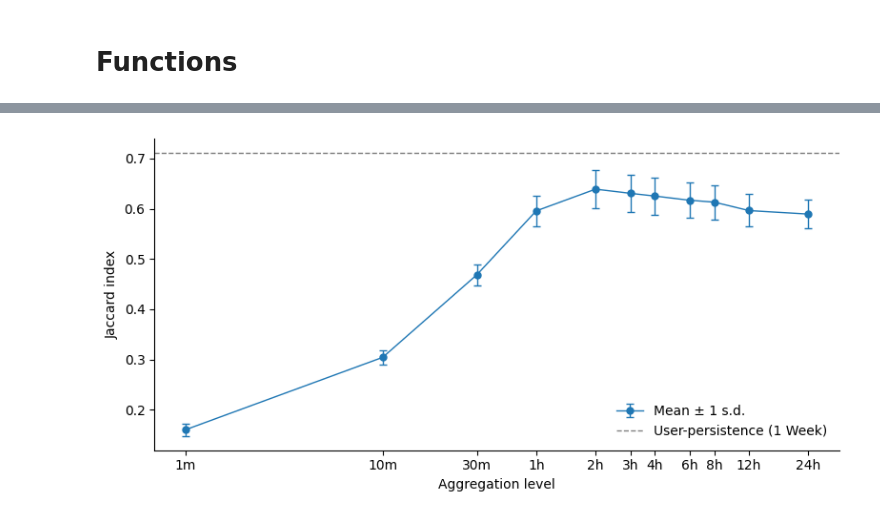
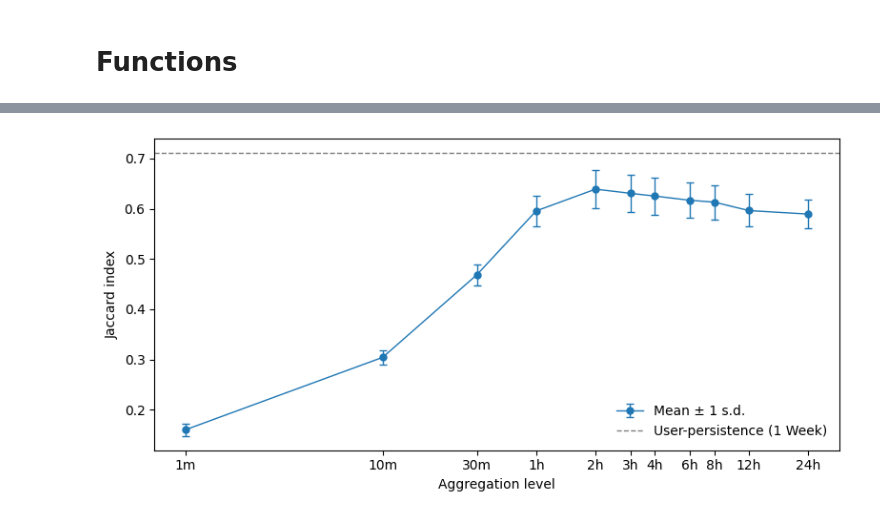
Before and after one commit to Tarun-Rajan99/MSc-Project, a Jupyter notebook: 03_working_notebooks/Phase2/jaccard/jaccard_effecient.ipynb, the cells around one changed output, grey strips where cells are left out. Drawn from its saved outputs; the diff is of its cells as text; code cells hidden in the pictures.

```diff
--- a/03_working_notebooks/Phase2/jaccard/jaccard_effecient.ipynb
+++ b/03_working_notebooks/Phase2/jaccard/jaccard_effecient.ipynb
@@ -70,4 +74 @@ levels = {'1 min': 1/60, '10 min': 1/6, '30 min': 0.5, '1 h': 1, '2 h': 2,
 results = {name: jaccard_by_week(h) for name, h in levels.items()}
-# %%
-for name, js in results.items():
-    print(f"{name:>7}:  mean {js.mean():.3f}   sd {js.std(ddof=1):.3f}")
@@ -87,32 +75,31 @@ for name, js in results.items():
 # %%
-# Plot
+# Plot of jaccard mean ± 1 s.d for each aggregtion level
 fig, ax = plt.subplots(figsize=(8, 4))
 
-curve_hours = np.array([h for name, h in levels.items() if name != '1 week'])
-curve_values = [results[name] for name in levels if name != '1 week']
+agg_levels = np.array([h for name, h in levels.items() if name != '1 week'])
+jaccards = [results[name] for name in levels if name != '1 week']
 
-means = np.array([js.mean() for js in curve_values])
-sds = np.array([js.std(ddof=1) for js in curve_values])
+means = np.array([js.mean() for js in jaccards])
+sds = np.array([js.std(ddof=1) for js in jaccards])
 
-ax.errorbar(curve_hours, means, yerr=sds, marker='o', ms=5, lw=1,
+ax.errorbar(agg_levels, means, yerr=sds, marker='o', ms=5, lw=1,
             color='tab:blue', capsize=3, elinewidth=1,
             label='Mean ± 1 s.d.')
 
 persistence = results['1 week'].mean()
 ax.axhline(persistence, ls='--', lw=1, color='grey',
            label='User-persistence (1 Week)')
 
 ax.set_xscale('log')
-ax.set_xticks(curve_hours)
+ax.set_xticks(agg_levels)
 ax.set_xticklabels(['1m','10m','30m','1h','2h','3h','4h','6h','8h','12h','24h'])
 ax.minorticks_off()
 ax.set_xlabel('Aggregation level')
 ax.set_ylabel('Jaccard index')
 handles, labels = ax.get_legend_handles_labels()
 ax.legend(handles[::-1], labels[::-1], frameon=False, loc='lower right')
-ax.spines[['top','right']].set_visible(False)
 plt.tight_layout()
 
 plt.savefig('jaccard_plot.pdf', format='pdf')
 # %% [output]
-[figure, old version]
+[figure, new version]
```
Also changed, not shown: parts of 8 cells of this notebook, 4 other files.
